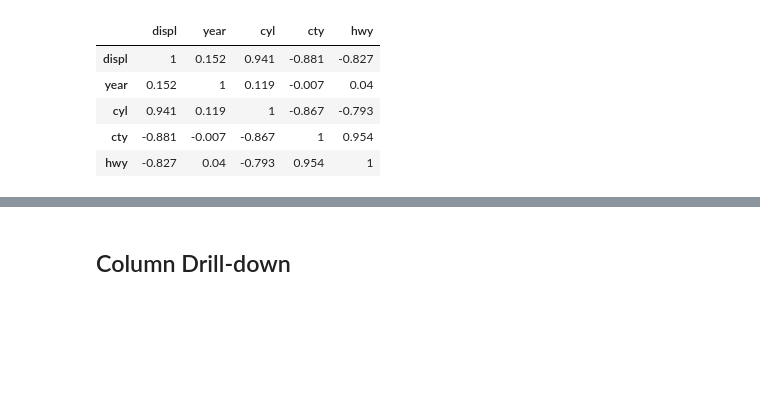
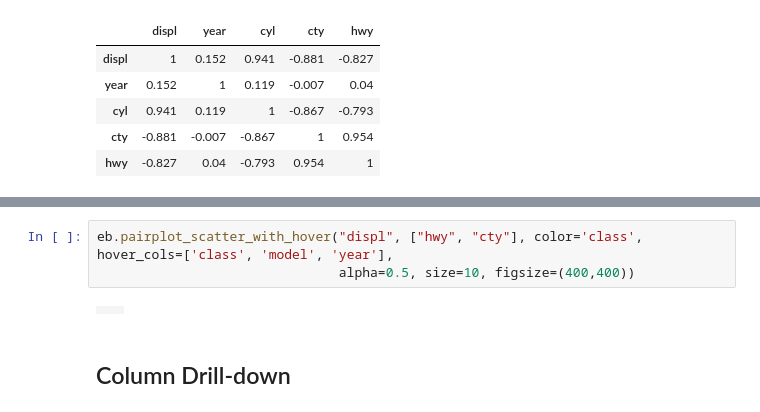
Before and after one commit to jykim/eda_utils, a Jupyter notebook: notebooks/mpg_example.ipynb, the cells around one changed output, grey strips where cells are left out. Saved outputs shown, nothing was run; the diff lists cells and outputs as text; blank space fills up the shorter version.

```diff
--- a/notebooks/mpg_example.ipynb
+++ b/notebooks/mpg_example.ipynb
@@ -100,3 +97,8 @@ eb.pairplot()
+# %%
+eb.pairplot_scatter_with_hover("displ", ["hwy", "cty"], color='class', hover_cols=['class', 'model', 'year'],
+                               alpha=0.5, size=10, figsize=(400,400))
+# %% [output]
+|  |  |
 # %% [markdown]
 ## Column Drill-down
 # %% [markdown]
```
Also changed, not shown: parts of 11 cells of this notebook, 2 other files.
